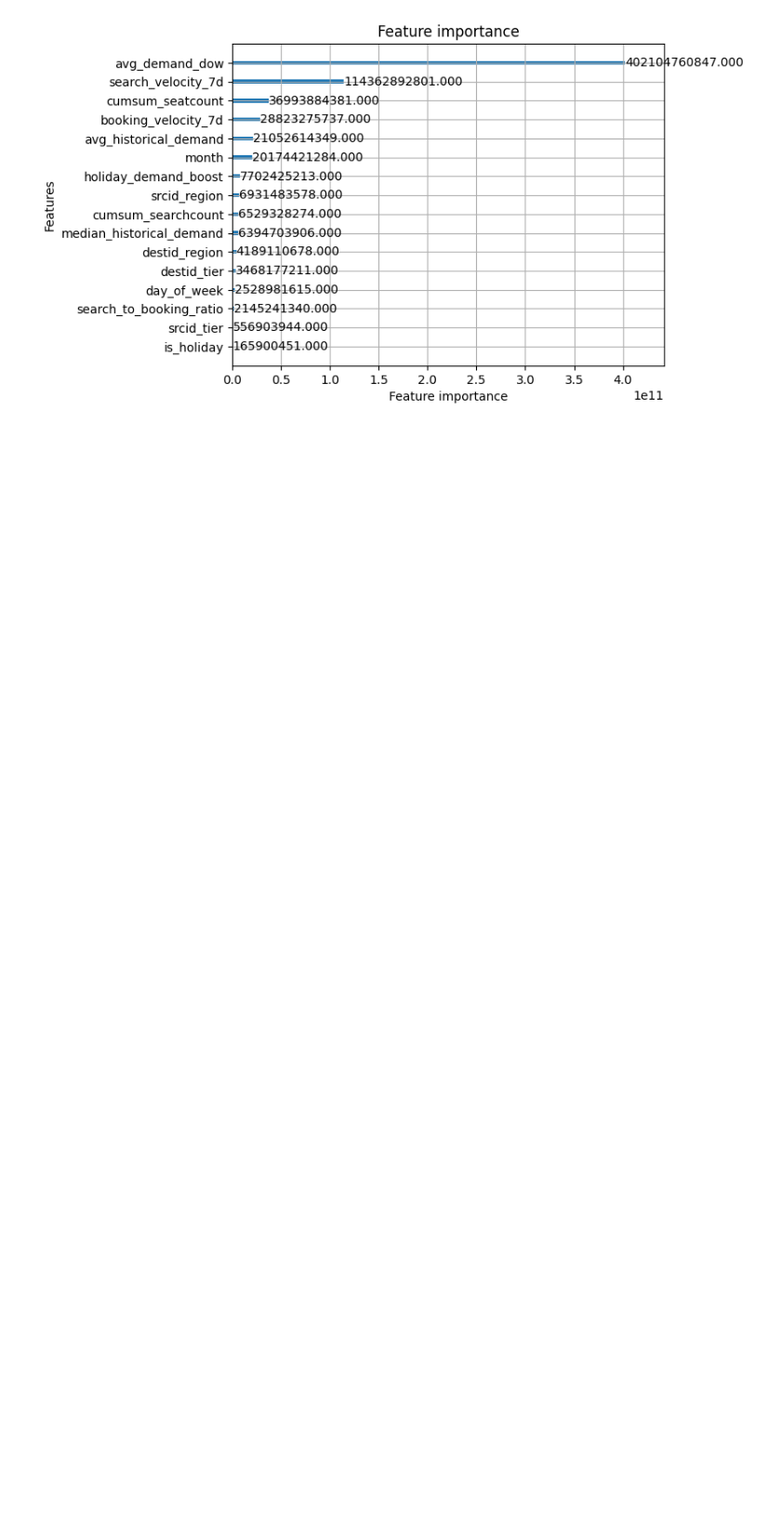
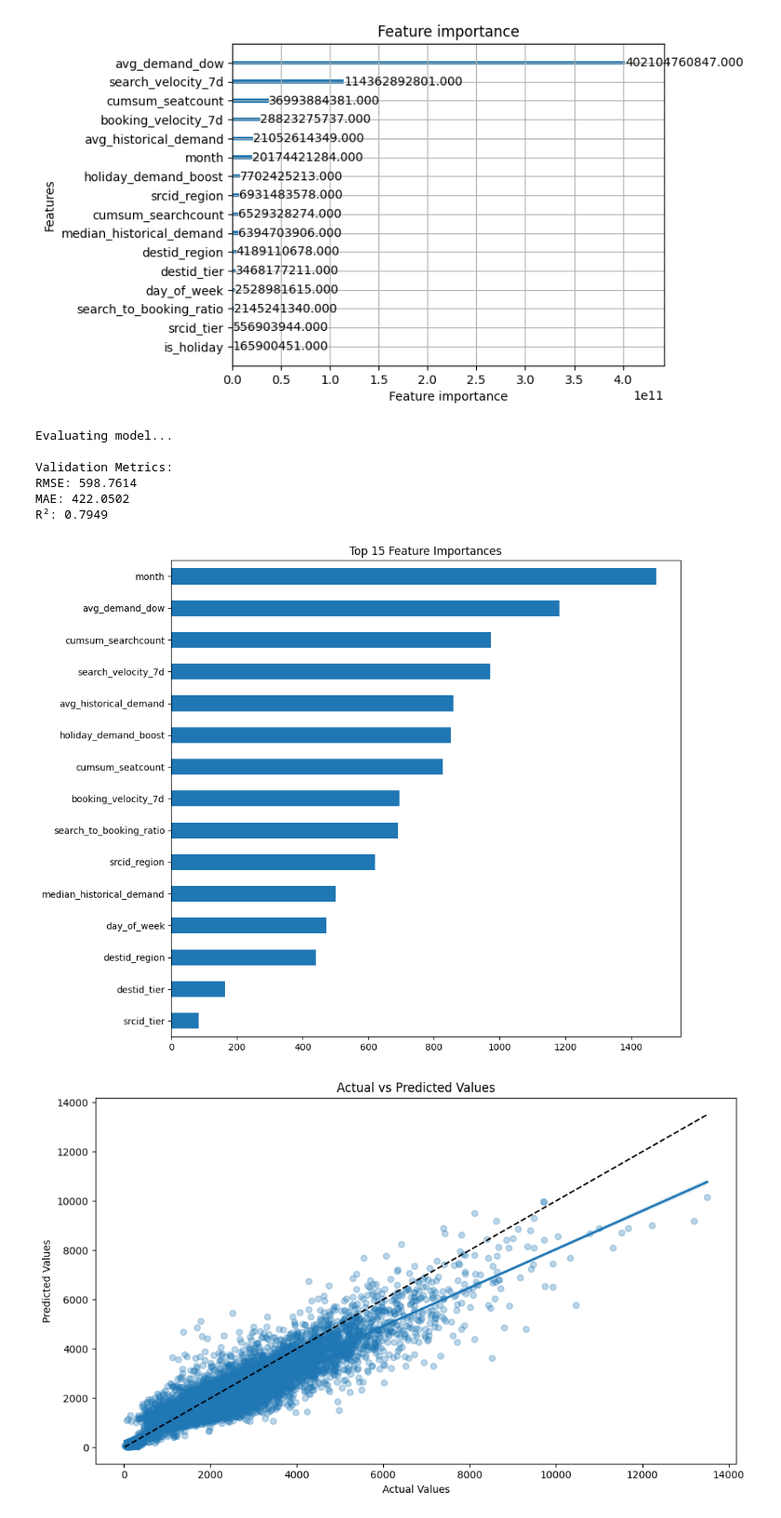
Before and after one commit to hm-sharma/RedBus-Hackathon_project, a Jupyter notebook: Redbus_Hackathon(h_m).ipynb, the cells around one changed output. Shown: that part at 93% size. Cells and saved outputs as stored; diff of their text form; code cells hidden in the pictures; blank space fills up the shorter version.

Commit message:
model Evaluation

```diff
--- a/Redbus_Hackathon(h_m).ipynb
+++ b/Redbus_Hackathon(h_m).ipynb
@@ -437,0 +486,11 @@ plt.show()
+# %%
+evaluate_model(model, X_val, y_val, X_val.columns.tolist())
+# %% [output]
+Evaluating model...
+
+Validation Metrics:
+RMSE: 598.7614
+MAE: 422.0502
+R²: 0.7949
+[figure, added]
+[figure, added]
```
Also changed, not shown: parts of 3 cells of this notebook.
